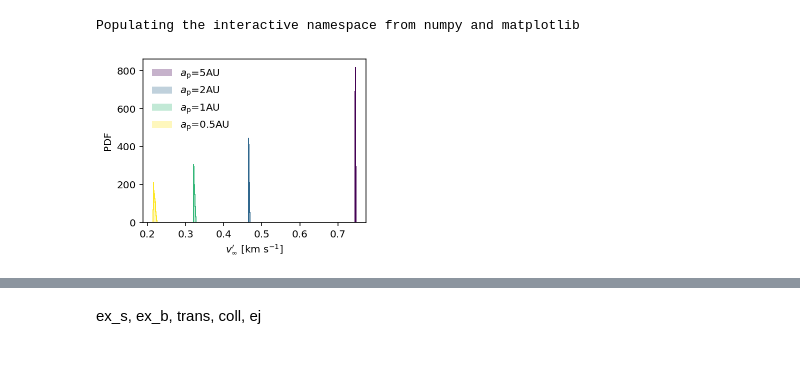
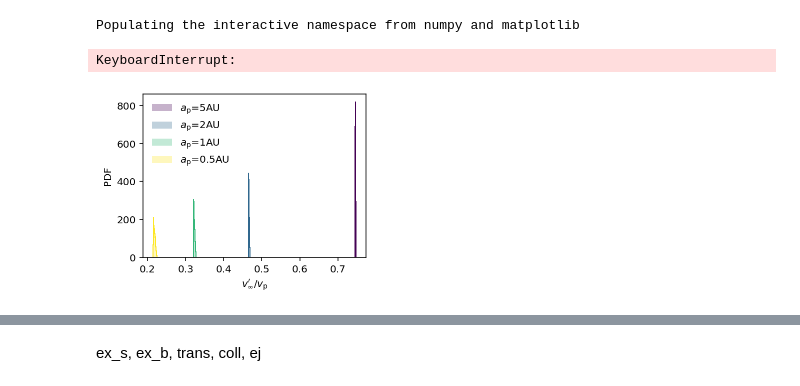
Before and after one commit to YihanWangAstro/planet-app, a Jupyter notebook: process/planet-app.ipynb, the cells around one changed output, grey strips where cells are left out. Drawn from its saved outputs; the diff is of its cells as text; code cells hidden in the pictures; blank space fills up the shorter version.

```diff
--- a/process/planet-app.ipynb
+++ b/process/planet-app.ipynb
@@ -484,7 +484,7 @@ a_j = ['0.1', '0.5', '1.0', '1.5', '2.0', '2.5', '3.0', '3.5', '4.0', '4.5', '5.
 #prefix = '../code/solar-normal/bb/solar-normal-bb_bb_'
 #prefix = '../code/ss/solar-normal-ss_ss_'
 prefix = '../code/ueq/ueq-normal-ss_ss_'
-vel = '10.1'
+vel = '0.1'
 idx = ss_idx
 names = ss_names
 pairs = ss_pairs
@@ -498,6 +498,8 @@ df1 = pd.DataFrame(post_process(prefix+ vel+ '_1.0.txt', idx, names, pairs))
 df2 = pd.DataFrame(post_process(prefix+ vel+'_2.0.txt', idx, names, pairs))
 
 df5 = pd.DataFrame(post_process(prefix+ vel+'_5.0.txt', idx, names, pairs))
+# %% [output]
+KeyboardInterrupt:
 # %%
 prefix11 = '../code/ss/solar-normal-ss_ss_'
 prefix21 = '../code/solar-normal/sb/solar-normal-sb_sb_'
@@ -1006,33 +1008,34 @@ def v_hist(dfs,a0s):
 
         new_v = new_v*(ms+ms1+mj)/ms
 
         #print((0.5*ms1*(ms+mj)/(ms1+ms+mj)*v0**2-G*ms*mj/a0/2))
 
         #Ek = 0.5*ms1*(vxs1**2 + vys1**2 + vzs1**2)+0.5*mj*(vxj**2 + vyj**2 + vzj**2)+0.5*ms*(vxs**2 + vys**2 + vzs**2)
 
         #def dis(x,y,z,x1,y1,z1):
         #    dx = x-x1
         #    dy = y-y1
         #    dz = z-z1
         #    return np.sqrt(dx**2+dy**2+dz**2)
 
         #Ep = G*( -ms*mj/dis(pxs,pys,pzs,pxj,pyj,pzj) - ms*ms1/dis(pxs,pys,pzs,pxs1,pys1,pzs1) - ms1*mj/dis(pxs1,pys1,pzs1,pxj,pyj,pzj))
 
         #plt.hist(Ek+Ep)
 
         #return
         v0 = np.sqrt(1/a0)
 
         plt.hist((new_v[cap]/v0),bins='auto',histtype='step',density=True,color=color)
         plt.hist((new_v[cap]/v0),bins='auto',histtype='stepfilled',density=True,alpha=0.3,color=color,label='$a_{\\rm p}$='+str(a0)+'AU')
     plt.legend(loc=0,frameon=False)
-    plt.xlabel('$v_\infty^\prime$ [km s$^{-1}$]')
+    #plt.xlabel('$v_\infty^\prime$ [km s$^{-1}$]')
+    plt.xlabel('$v_\infty^\prime/v_{\\rm p}$')
     #plt.xlabel('$a_{*1,*2}$')
     plt.ylabel('PDF')
         #plt.xlim([0,12])
     #plt.grid(True)
-    #savefig(plt,'30post-v')
+    savefig(plt,'recoll-v')
 
 v_hist([df5,df2,df1,df05], [5,2,1,0.5])
 # %% [output]
-[figure, old version]
+[figure, new version]
```
Also changed, not shown: parts of 5 cells of this notebook, 1 other file.
